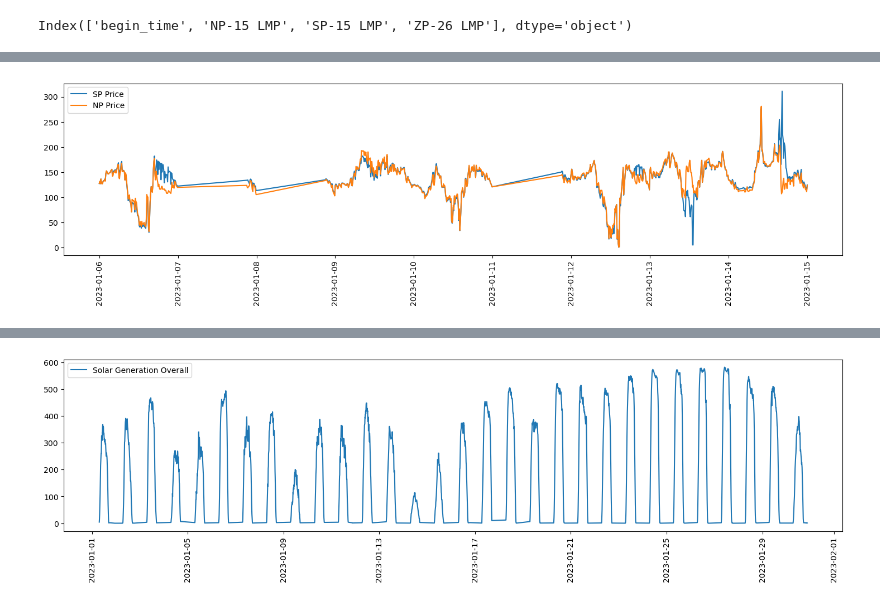
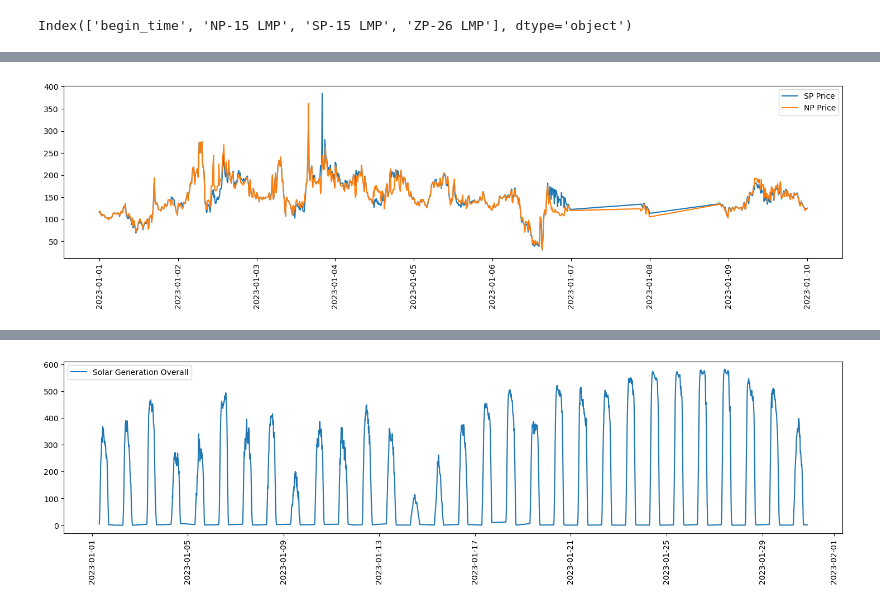
Before and after one commit to shabarishch/PowerPrices, a Jupyter notebook: Shabarish_local_main.ipynb, the cells around one changed output, grey strips where cells are left out. Saved outputs shown, nothing was run; the diff lists cells and outputs as text; code cells hidden in the pictures.

```diff
--- a/Shabarish_local_main.ipynb
+++ b/Shabarish_local_main.ipynb
@@ -160,18 +192,18 @@ Index(['begin_time', 'NP-15 LMP', 'SP-15 LMP', 'ZP-26 LMP'], dtype='object')
 # %%
-time1 = datetime.datetime(2023, 1, 6, 0, 0, 0)
-time2 = datetime.datetime(2023, 1, 15, 0, 0, 0)
+time1 = datetime.datetime(2023, 1, 1, 0, 0, 0)
+time2 = datetime.datetime(2023, 1, 10, 0, 0, 0)
 
 filtered_data = pricedata[filter_times(pricedata, time1, time2)]
 
 plt.figure(figsize=(18, 4))
 plt.plot(filtered_data['begin_time'], filtered_data['SP-15 LMP'] , label='SP Price')
 plt.plot(filtered_data['begin_time'], filtered_data['NP-15 LMP'] , label='NP Price')
 #plt.plot(filtered_data['begin_time'], filtered_data['Natural Gas Generation (MW)'] , label='Natural Gas Generation (MW)')
 #plt.plot(filtered_data['begin_time'], filtered_data['Total Generation (MW)'] , label='Total Generation (MW)')
 #plt.plot(np_pricedata[filter_times(np_pricedata, time1, time2)]['begin_time'], np_pricedata[filter_times(np_pricedata, time1, time2)]['NP-15 LMP'])
 
 plt.xticks(rotation=90)
 plt.legend()
 plt.show()
 # %% [output]
-[figure, old version]
+[figure, new version]
```
Also changed, not shown: parts of 7 cells of this notebook, 39 other files.
